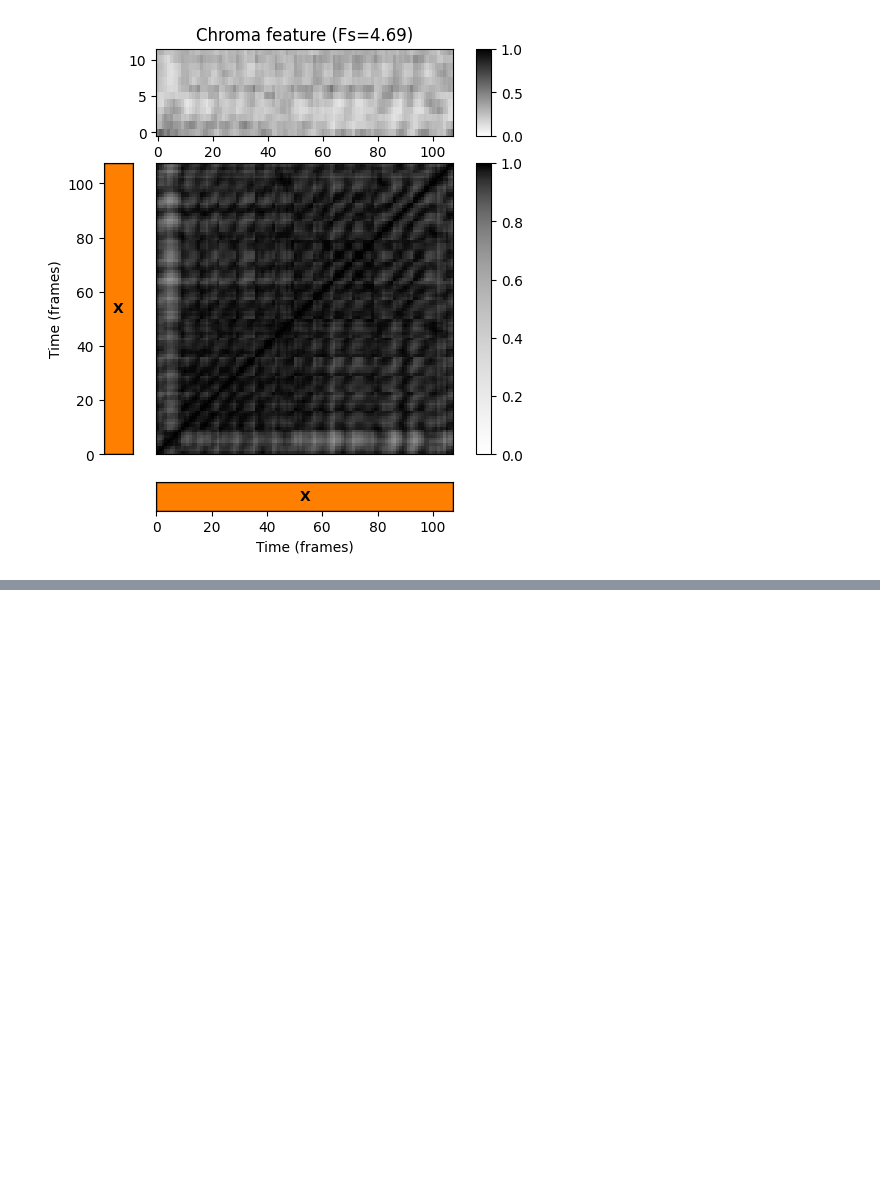
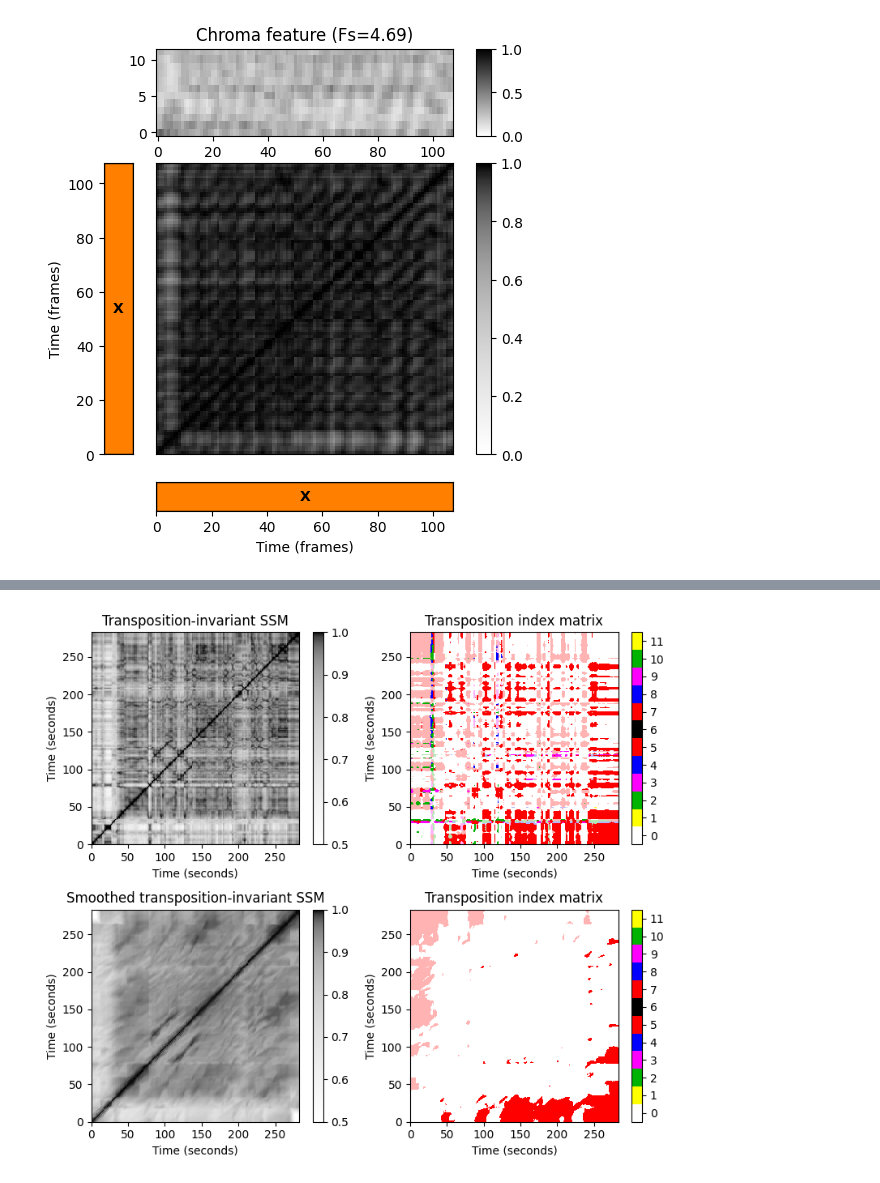
Before and after one commit to Dhracyr/MPA_SSM_and_ScapePlot_C4, a Jupyter notebook: Pipeline.ipynb, the cells around one changed output, grey strips where cells are left out. Drawn from its saved outputs; the diff is of its cells as text; code cells hidden in the pictures; blank space fills up the shorter version.

Commit message:
Add Codeblock of TranspositionInvariance.

```diff
--- a/Pipeline.ipynb
+++ b/Pipeline.ipynb
@@ -118,7 +120,7 @@ def plot_feature_ssm(X, Fs_X, S, Fs_S, ann=None, duration=None, color_ann=None,
     return fig, ax
 
 # Waveform
-x, Fs = audios["Kastanienrücken-Zaunkönig"]
+# x, Fs = audios["Kastanienrücken-Zaunkönig"]
 x_duration = (x.shape[0])/Fs
 
 # Chroma Feature Sequence
@@ -148,7 +150,7 @@ fig, ax = plot_feature_ssm(X, 1, S, 1, ann_frames, x_duration*Fs_X,
 from libfmp.b import FloatingBox
 float_box = libfmp.b.FloatingBox()
 
-x, Fs = audios["Kastanienrücken-Zaunkönig"]
+# x, Fs = audios["Kastanienrücken-Zaunkönig"]
 
 
 # MFCC-based feature sequence
@@ -182,0 +325,35 @@ float_box.show()
+# %%
+x, Fs = audios["01 Main Theme (Aberration)"]
+
+C = librosa.feature.chroma_stft(y=x, sr=Fs, tuning=0, norm=2, hop_length=2205, n_fft=4410)
+Fs_C = Fs/2205
+
+L_feature = 41
+H_feature = 10
+X, Fs_X = libfmp.c3.smooth_downsample_feature_sequence(C, Fs_C,
+                                    filt_len=L_feature, down_sampling=H_feature)
+X = libfmp.c3.normalize_feature_sequence(X, norm='2', threshold=0.001)
+
+tempo_rel_min = 0.66
+tempo_rel_max = 1.5
+num = 5
+tempo_rel_set = libfmp.c4.compute_tempo_rel_set(tempo_rel_min=tempo_rel_min, tempo_rel_max=tempo_rel_max, num=num)
+
+shift_set = np.array(range(12))
+
+L_set = [1, 20]
+L_num = len(L_set)
+title_set = ['Transposition-invariant SSM', 'Smoothed transposition-invariant SSM']
+
+fig, ax = plt.subplots(L_num, 2, figsize=(8, 7))
+for m in range(L_num):
+    L = L_set[m]
+    S_TI, I_TI = compute_sm_ti(X, X, L=L, tempo_rel_set=tempo_rel_set, shift_set=shift_set, direction=2)
+    libfmp.c4.subplot_matrix_colorbar(S_TI, fig, ax[m,0], clim=[0.5,1],
+                                  title=title_set[m])
+    subplot_matrix_ti_colorbar(I_TI, fig, ax[m,1], ind_zero=True,
+                                  title='Transposition index matrix')
+plt.tight_layout()
+plt.show()
+# %% [output]
+[figure, added]
```
Also changed, not shown: parts of 3 cells of this notebook.
